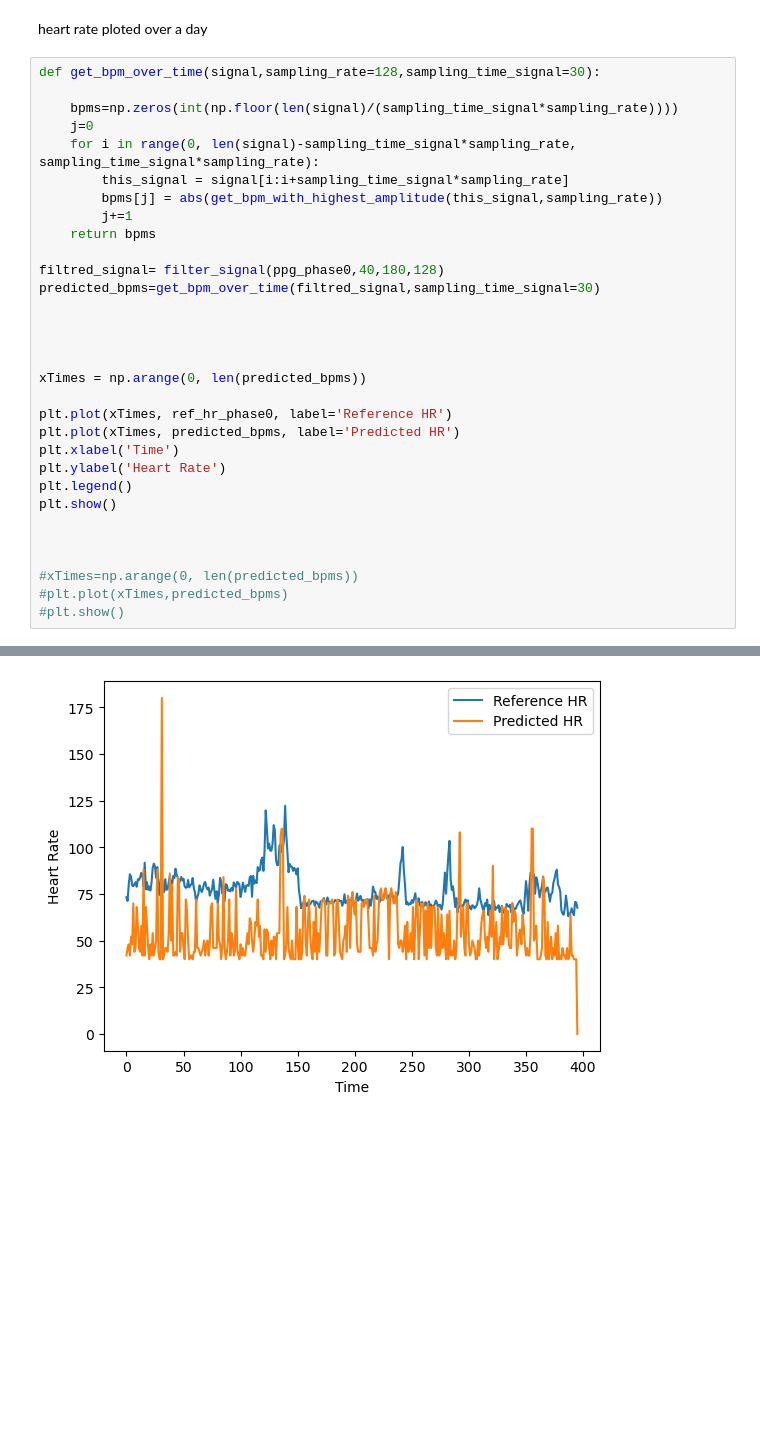
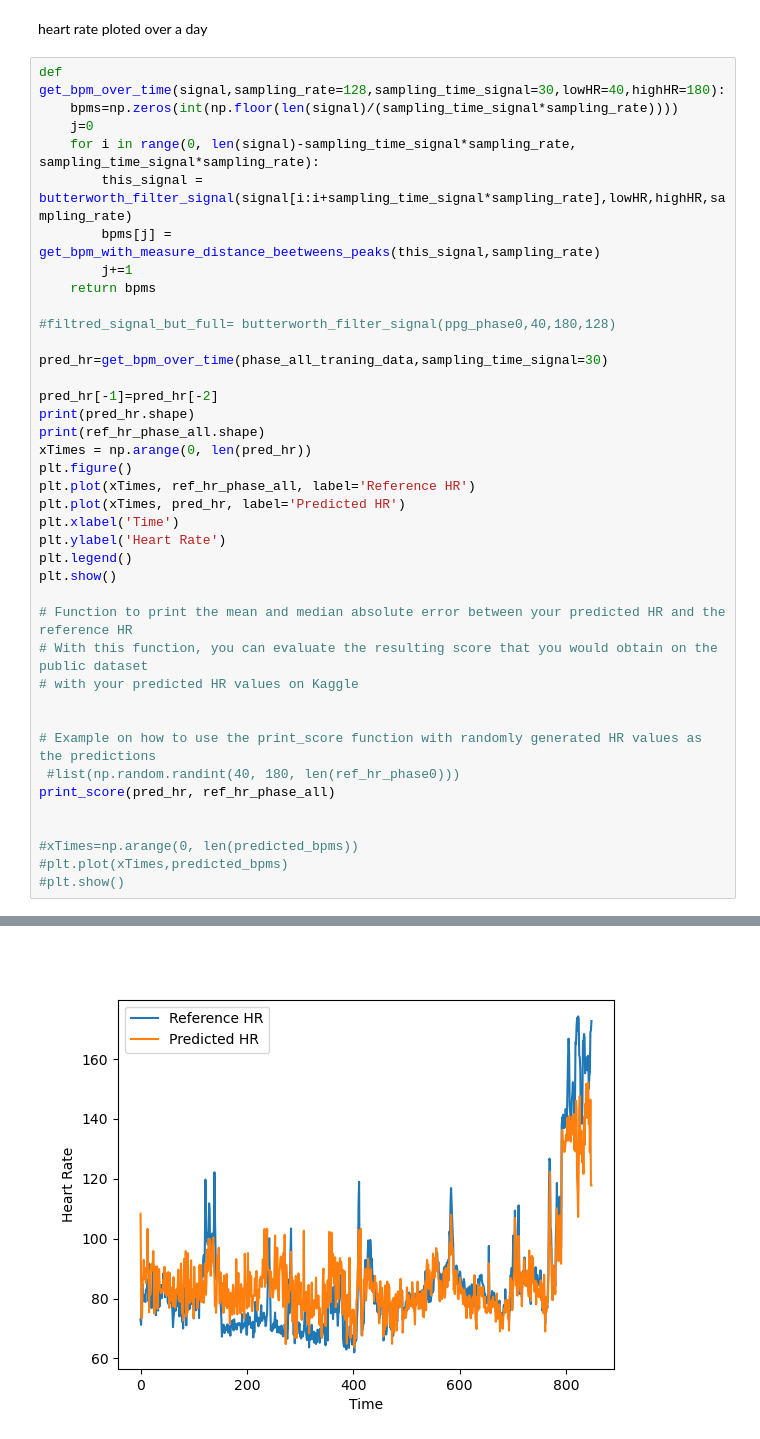
Before and after one commit to heden1/Heart-Rate-Estimation, a Jupyter notebook: groupXX_PPGHR.ipynb, the cells around one changed output, grey strips where cells are left out. Cells and saved outputs as stored; diff of their text form; blank space fills up the shorter version.

Commit message:
Result 6.295. Filtering the signal and taking distance between peaks

```diff
--- a/groupXX_PPGHR.ipynb
+++ b/groupXX_PPGHR.ipynb
@@ -185,31 +246,39 @@ print(get_bpm_with_highest_amplitude(filtred_signal, 128))
 # %% [markdown]
 heart rate ploted over a day
 # %%
-def get_bpm_over_time(signal,sampling_rate=128,sampling_time_signal=30):
-
+def get_bpm_over_time(signal,sampling_rate=128,sampling_time_signal=30,lowHR=40,highHR=180):
     bpms=np.zeros(int(np.floor(len(signal)/(sampling_time_signal*sampling_rate))))
     j=0
     for i in range(0, len(signal)-sampling_time_signal*sampling_rate, sampling_time_signal*sampling_rate):
-        this_signal = signal[i:i+sampling_time_signal*sampling_rate]
-        bpms[j] = abs(get_bpm_with_highest_amplitude(this_signal,sampling_rate))
+        this_signal = butterworth_filter_signal(signal[i:i+sampling_time_signal*sampling_rate],lowHR,highHR,sampling_rate)
+        bpms[j] = get_bpm_with_measure_distance_beetweens_peaks(this_signal,sampling_rate)
         j+=1
     return bpms
 
-filtred_signal= filter_signal(ppg_phase0,40,180,128)
-predicted_bpms=get_bpm_over_time(filtred_signal,sampling_time_signal=30)
+#filtred_signal_but_full= butterworth_filter_signal(ppg_phase0,40,180,128)
 
+pred_hr=get_bpm_over_time(phase_all_traning_data,sampling_time_signal=30)
 
-
-
-xTimes = np.arange(0, len(predicted_bpms))
-
-plt.plot(xTimes, ref_hr_phase0, label='Reference HR')
-plt.plot(xTimes, predicted_bpms, label='Predicted HR')
+pred_hr[-1]=pred_hr[-2]
+print(pred_hr.shape)
+print(ref_hr_phase_all.shape)
+xTimes = np.arange(0, len(pred_hr))
+plt.figure()
+plt.plot(xTimes, ref_hr_phase_all, label='Reference HR')
+plt.plot(xTimes, pred_hr, label='Predicted HR')
 plt.xlabel('Time')
 plt.ylabel('Heart Rate')
 plt.legend()
 plt.show()
 
+# Function to print the mean and median absolute error between your predicted HR and the reference HR
+# With this function, you can evaluate the resulting score that you would obtain on the public dataset
+# with your predicted HR values on Kaggle
+
+
+# Example on how to use the print_score function with randomly generated HR values as the predictions
+ #list(np.random.randint(40, 180, len(ref_hr_phase0)))
+print_score(pred_hr, ref_hr_phase_all)
 
 
 #xTimes=np.arange(0, len(predicted_bpms))
@@ -219 +290 @@ plt.show()
-[figure, old version]
+[figure, new version]
```
Also changed, not shown: parts of 15 cells of this notebook, 3 other files.
